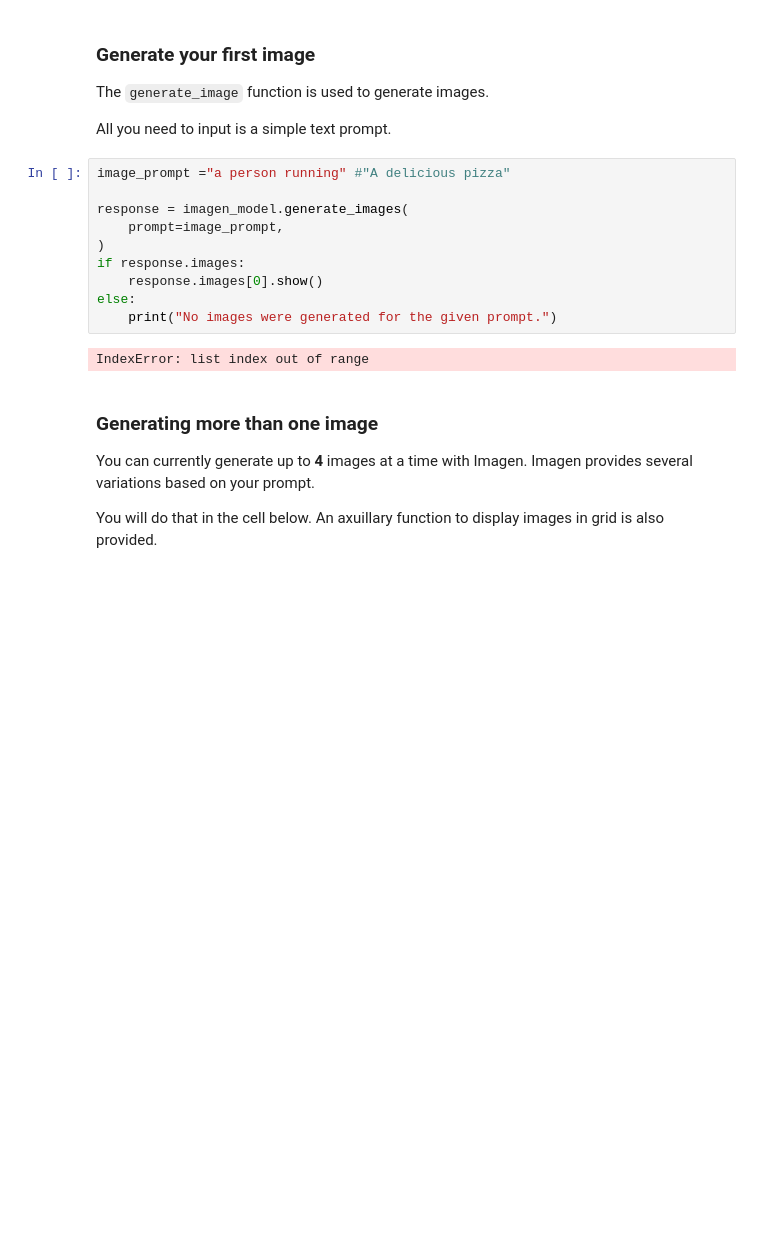
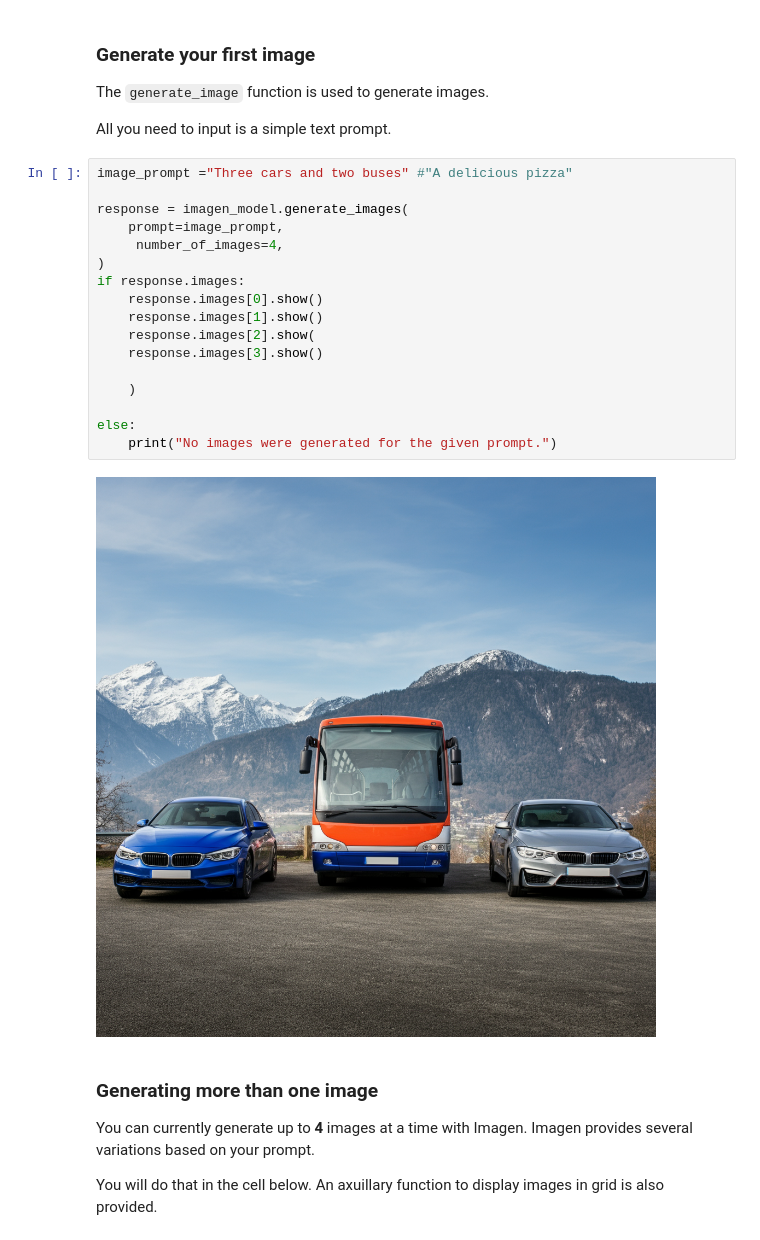
Before and after one commit to umairf/COVID-CT, a Jupyter notebook: vision/use-cases/creating_high_quality_visual_assets_with_gemini_and_imagen.ipynb, the cells around one changed output. Cells and saved outputs as stored; diff of their text form; blank space fills up the shorter version.

```diff
--- a/vision/use-cases/creating_high_quality_visual_assets_with_gemini_and_imagen.ipynb
+++ b/vision/use-cases/creating_high_quality_visual_assets_with_gemini_and_imagen.ipynb
@@ -155,17 +155,24 @@ The `generate_image` function is used to generate images.
 
 All you need to input is a simple text prompt.
 # %%
-image_prompt ="a person running" #"A delicious pizza"
+image_prompt ="Three cars and two buses" #"A delicious pizza"
 
 response = imagen_model.generate_images(
     prompt=image_prompt,
+     number_of_images=4,
 )
 if response.images:
     response.images[0].show()
+    response.images[1].show()
+    response.images[2].show(
+    response.images[3].show()
+
+    )
+
 else:
     print("No images were generated for the given prompt.")
 # %% [output]
-IndexError: list index out of range
+[figure, added]
 # %% [markdown]
 ### Generating more than one image
 
```
